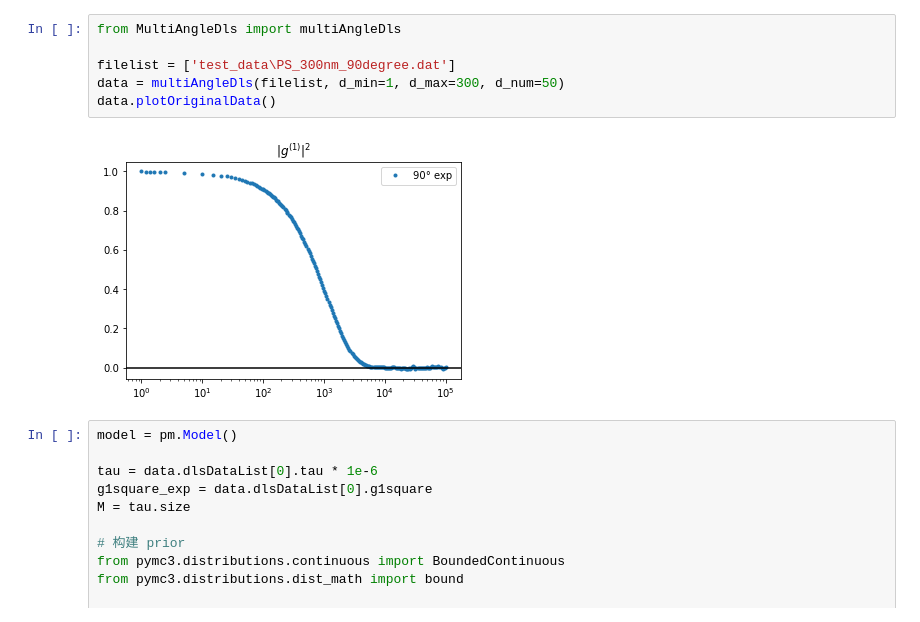
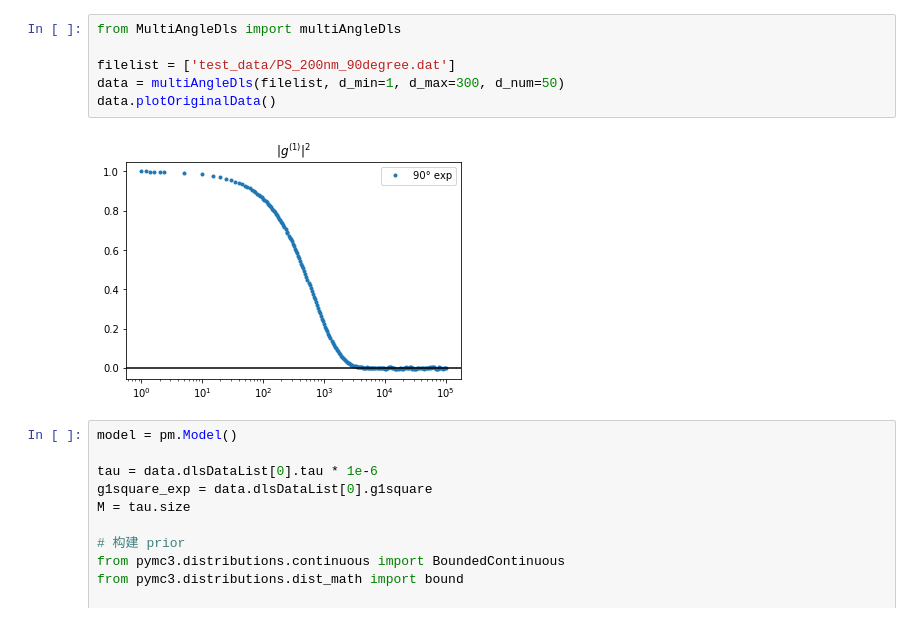
Before and after one commit to MolybdenumLee/MultiAngleDLS, a Jupyter notebook: test_pymc3-1.ipynb, the cells around one changed output. Cells and saved outputs as stored; diff of their text form.

```diff
--- a/test_pymc3-1.ipynb
+++ b/test_pymc3-1.ipynb
@@ -12,11 +12,11 @@ Running on PyMC3 v3.8
 # %%
 from MultiAngleDls import multiAngleDls
 
-filelist = ['test_data\PS_300nm_90degree.dat']
+filelist = ['test_data/PS_200nm_90degree.dat']
 data = multiAngleDls(filelist, d_min=1, d_max=300, d_num=50)
 data.plotOriginalData()
 # %% [output]
-[figure, old version]
+[figure, new version]
 # %%
 model = pm.Model()
 
```
Also changed, not shown: parts of 5 cells of this notebook, 9 other files.
